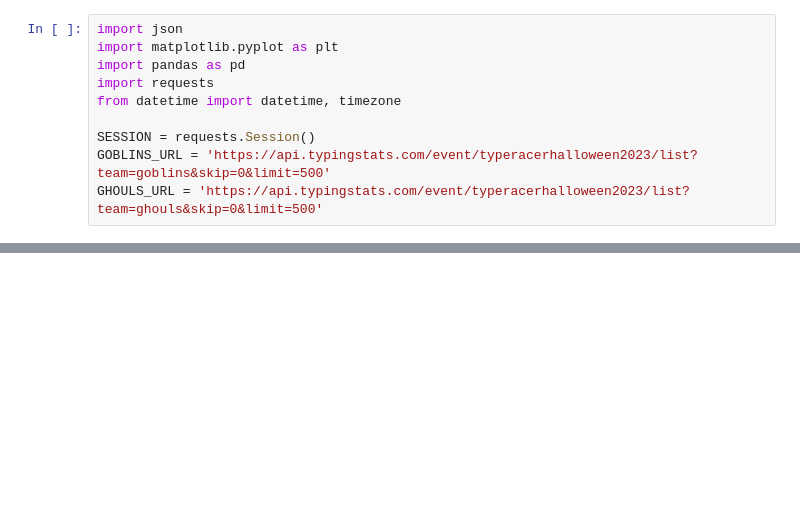
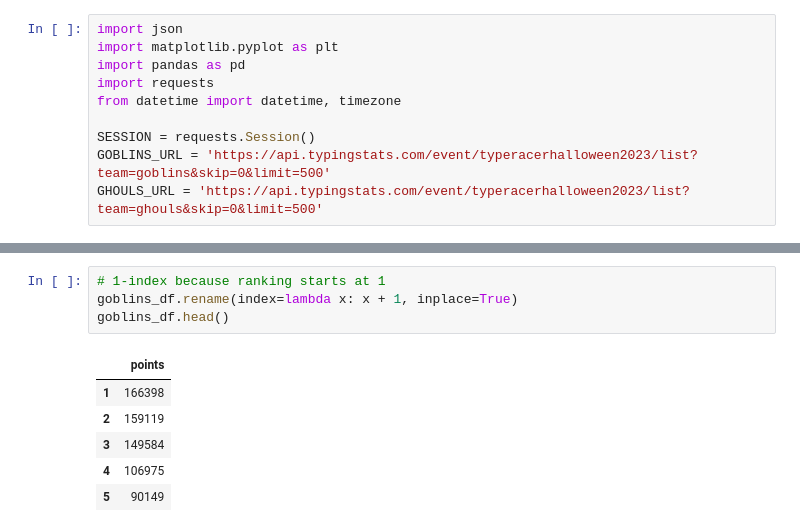
Before and after one commit to charlesphil/typeracer_halloween2023, a Jupyter notebook: notebook.ipynb, the cells around one changed output, grey strips where cells are left out. Saved outputs shown, nothing was run; the diff lists cells and outputs as text; blank space fills up the shorter version.

```diff
--- a/notebook.ipynb
+++ b/notebook.ipynb
@@ -69 +57,12 @@ goblins_df.head()
+# %%
+# 1-index because ranking starts at 1
+goblins_df.rename(index=lambda x: x + 1, inplace=True)
+goblins_df.head()
+# %% [output]
+|  | points |
+| 1 | 166398 |
+| 2 | 159119 |
+| 3 | 149584 |
+| 4 | 106975 |
+| 5 | 90149 |
 # %%
```
Also changed, not shown: parts of 6 cells of this notebook, 2 other files.
